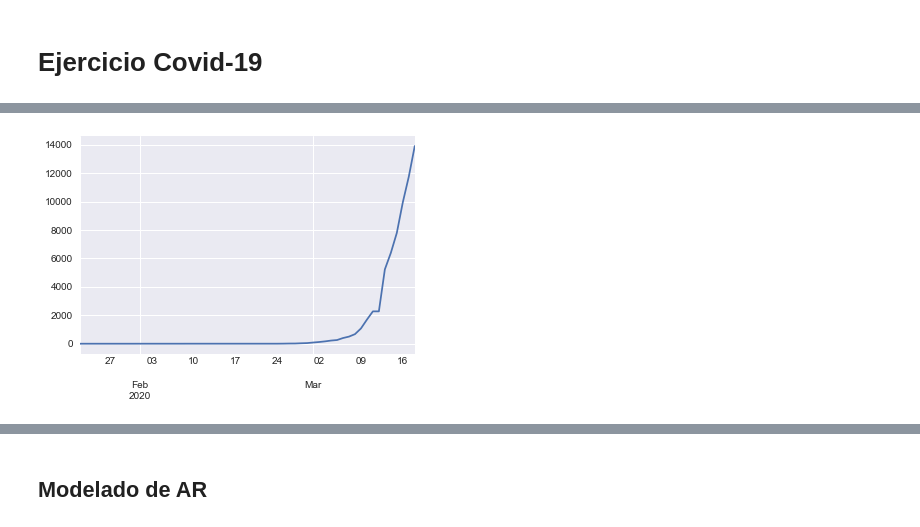
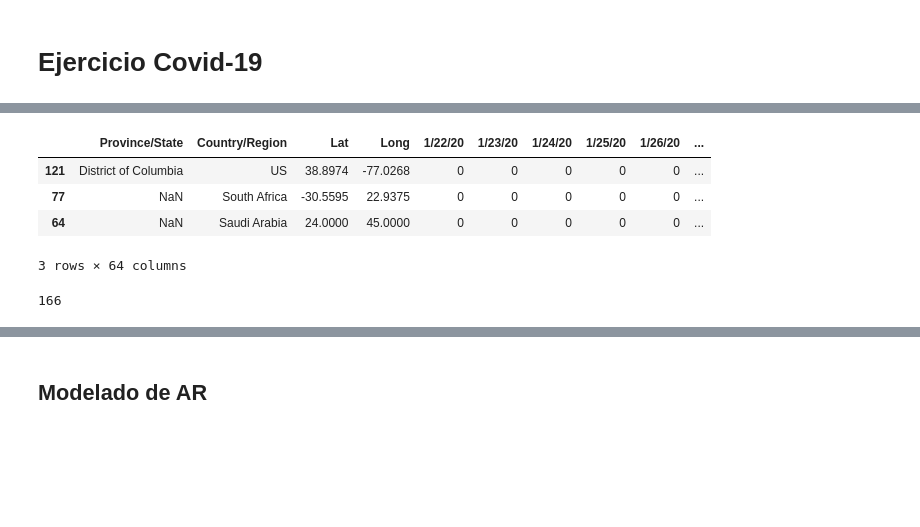
Before and after one commit to akakicreations/ejercicios-casuales-github, a Jupyter notebook: covid19-exercise/covid19_notebook.ipynb, the cells around one changed output, grey strips where cells are left out. Saved outputs shown, nothing was run; the diff lists cells and outputs as text; code cells hidden in the pictures; blank space fills up the shorter version.

```diff
--- a/covid19-exercise/covid19_notebook.ipynb
+++ b/covid19-exercise/covid19_notebook.ipynb
@@ -252,7 +2,0 @@ plt.show()
-# %%
-data_time_spain = data_time['Spain']
-data_time_spain.shape
-data_time_spain.plot()
-plt.show()
-# %% [output]
-[figure, removed]
@@ -258,0 +11,15 @@ plt.show()
+# %%
+# Datos https://github.com/CSSEGISandData/COVID-19.git
+data = pd.read_csv("COVID-19/csse_covid_19_data/csse_covid_19_time_series/time_series_19-covid-Confirmed.csv" )
+data.sample(3)
+# %% [output]
+|  | Province/State | Country/Region | Lat | Long | 1/22/20 | 1/23/20 | 1/24/20 | 1/25/20 | 1/26/20 | ... |
+| 121 | District of Columbia | US | 38.8974 | -77.0268 | 0 | 0 | 0 | 0 | 0 | ... |
+| 77 | NaN | South Africa | -30.5595 | 22.9375 | 0 | 0 | 0 | 0 | 0 | ... |
+| 64 | NaN | Saudi Arabia | 24.0000 | 45.0000 | 0 | 0 | 0 | 0 | 0 | ... |
+3 rows × 64 columns
+# %%
+# Número de Países diferentes
+print(data['Country/Region'].nunique())
+# %% [output]
+166
```
Also changed, not shown: parts of 35 cells of this notebook.
